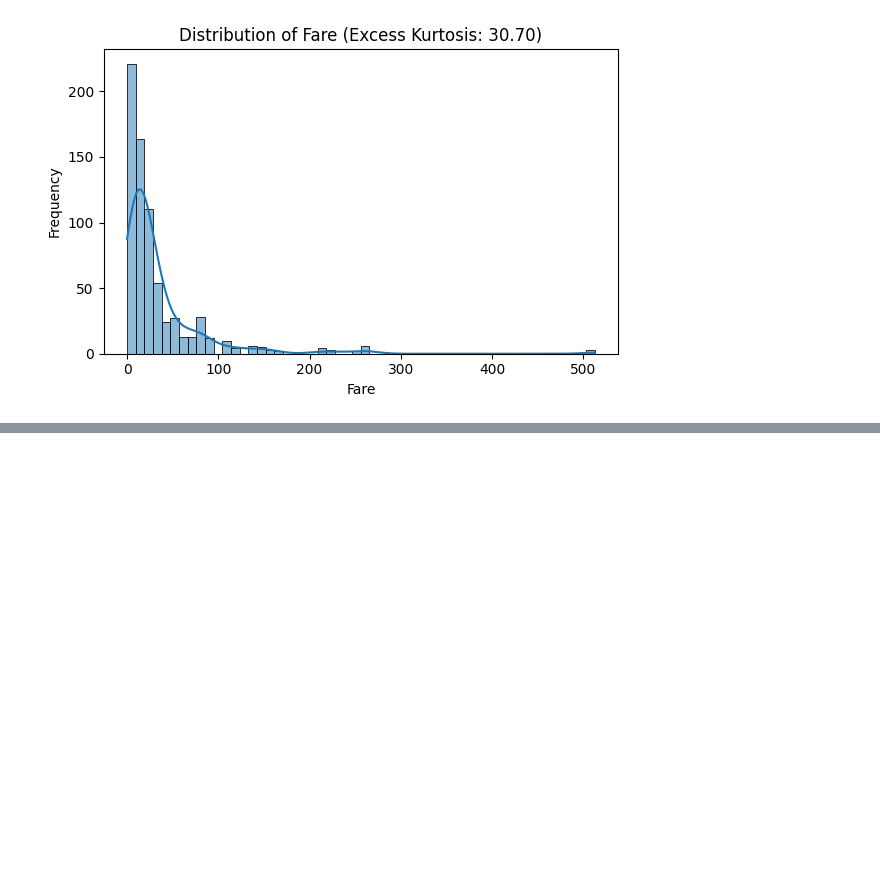
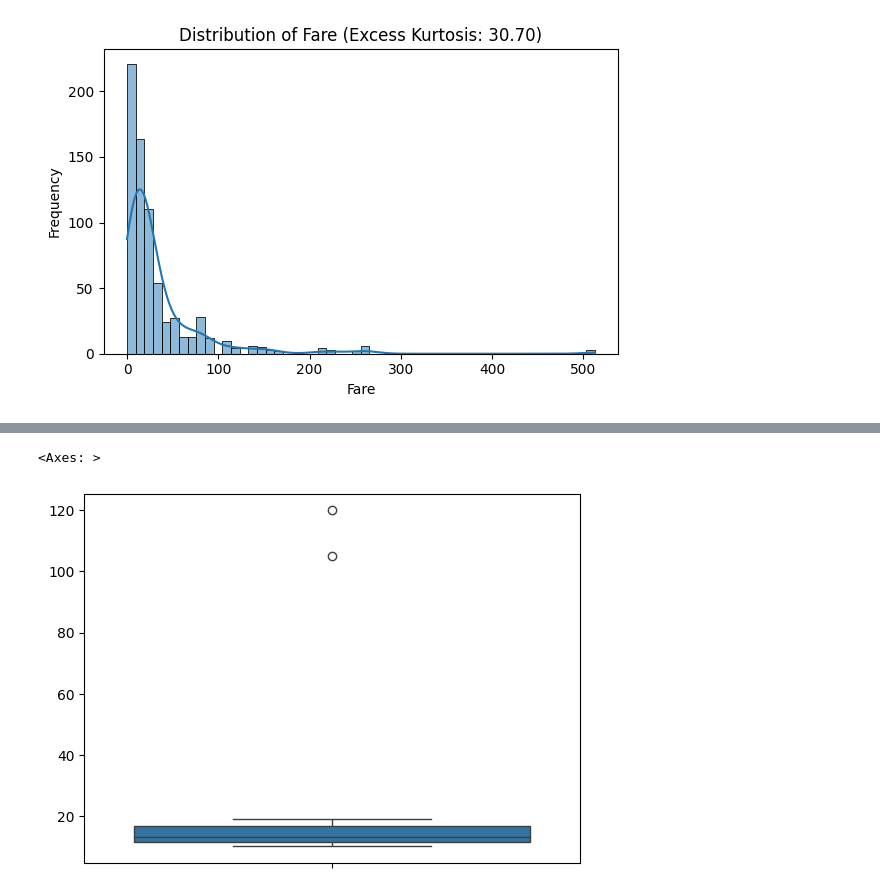
Before and after one commit to rahulyeldi/data-science-statistics-journey, a Jupyter notebook: notebooks/Descriptive_Statistics.ipynb, the cells around one changed output, grey strips where cells are left out. Saved outputs shown, nothing was run; the diff lists cells and outputs as text; code cells hidden in the pictures; blank space fills up the shorter version.

```diff
--- a/notebooks/Descriptive_Statistics.ipynb
+++ b/notebooks/Descriptive_Statistics.ipynb
@@ -249,0 +285,5 @@ dtype: float64
+# %%
+sns.boxplot(dataset)
+# %% [output]
+<Axes: >
+[figure, added]
```
Also changed, not shown: parts of 12 cells of this notebook.
